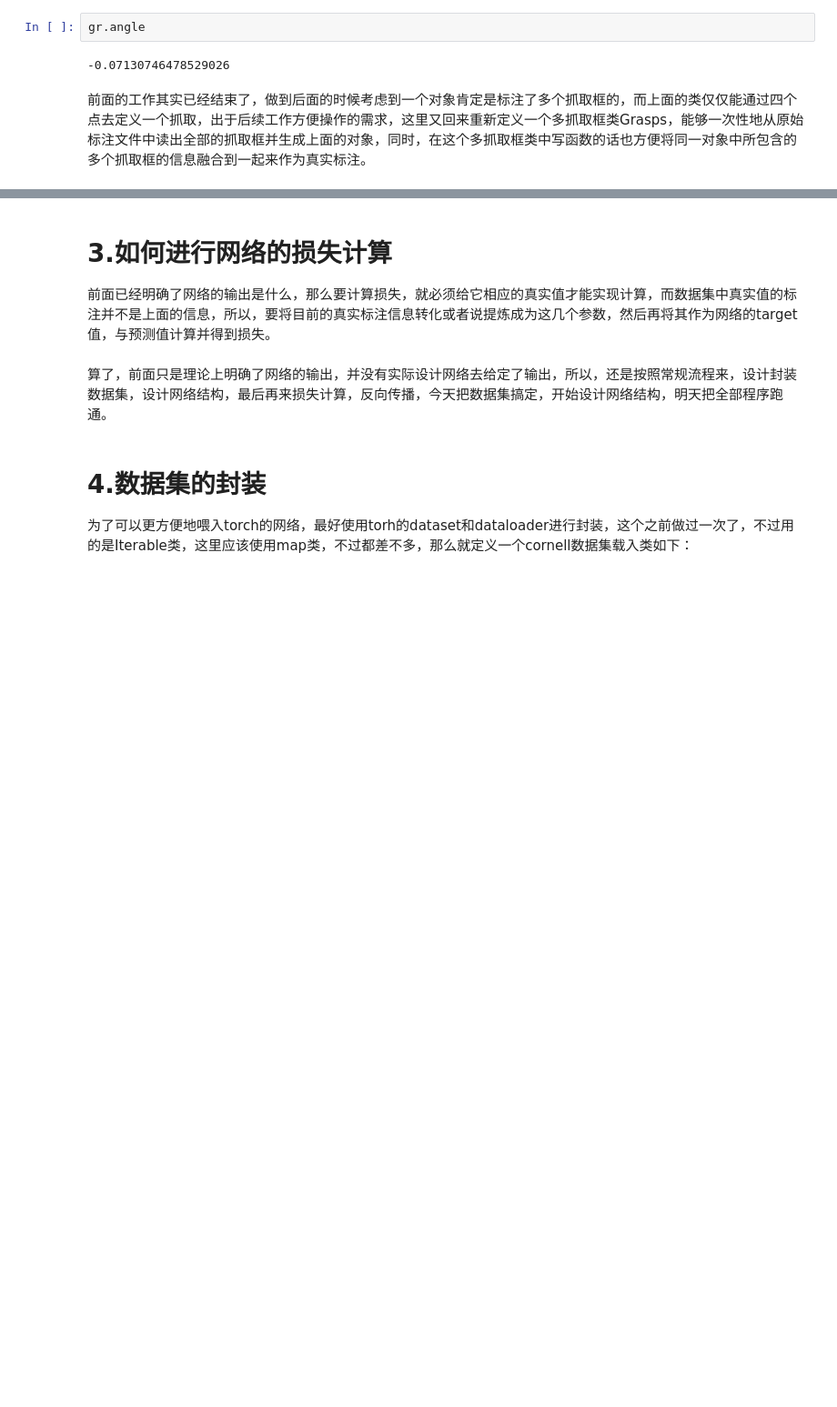
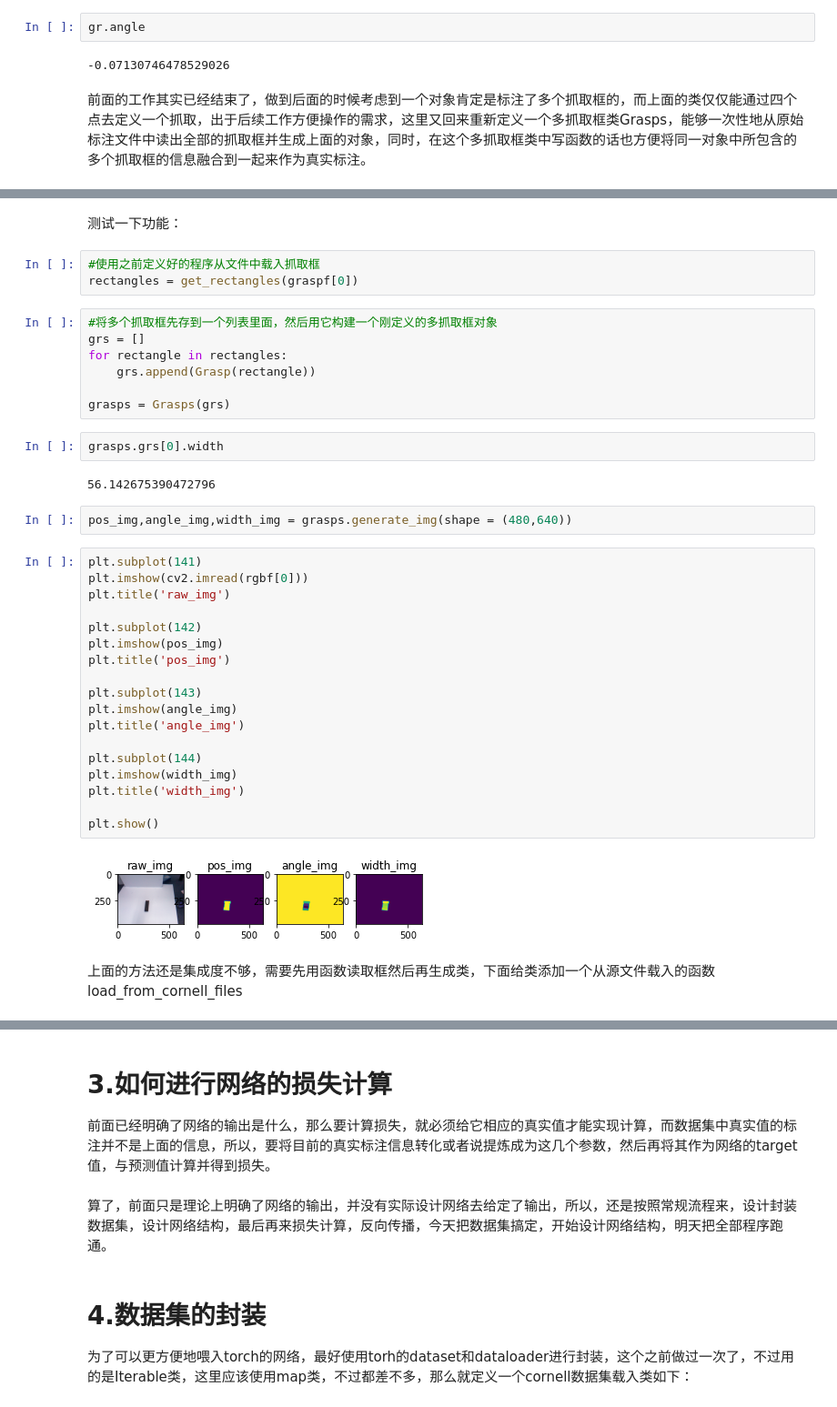
Before and after one commit to OneOneLiu/ggcnn_cornell_dataset, a Jupyter notebook: net_data_stream.ipynb, the cells around one changed output, grey strips where cells are left out. Shown at 91% size. Drawn from its saved outputs; the diff is of its cells as text; blank space fills up the shorter version.

```diff
--- a/net_data_stream.ipynb
+++ b/net_data_stream.ipynb
@@ -401,0 +505,40 @@ class Grasps:
+# %% [markdown]
+测试一下功能：
+# %%
+#使用之前定义好的程序从文件中载入抓取框
+rectangles = get_rectangles(graspf[0])
+# %%
+#将多个抓取框先存到一个列表里面，然后用它构建一个刚定义的多抓取框对象
+grs = []
+for rectangle in rectangles:
+    grs.append(Grasp(rectangle))
+
+grasps = Grasps(grs)
+# %%
+grasps.grs[0].width
+# %% [output]
+56.142675390472796
+# %%
+pos_img,angle_img,width_img = grasps.generate_img(shape = (480,640))
+# %%
+plt.subplot(141)
+plt.imshow(cv2.imread(rgbf[0]))
+plt.title('raw_img')
+
+plt.subplot(142)
+plt.imshow(pos_img)
+plt.title('pos_img')
+
+plt.subplot(143)
+plt.imshow(angle_img)
+plt.title('angle_img')
+
+plt.subplot(144)
+plt.imshow(width_img)
+plt.title('width_img')
+
+plt.show()
+# %% [output]
+[figure, added]
+# %% [markdown]
+上面的方法还是集成度不够，需要先用函数读取框然后再生成类，下面给类添加一个从源文件载入的函数load_from_cornell_files
```
Also changed, not shown: parts of 18 cells of this notebook.
